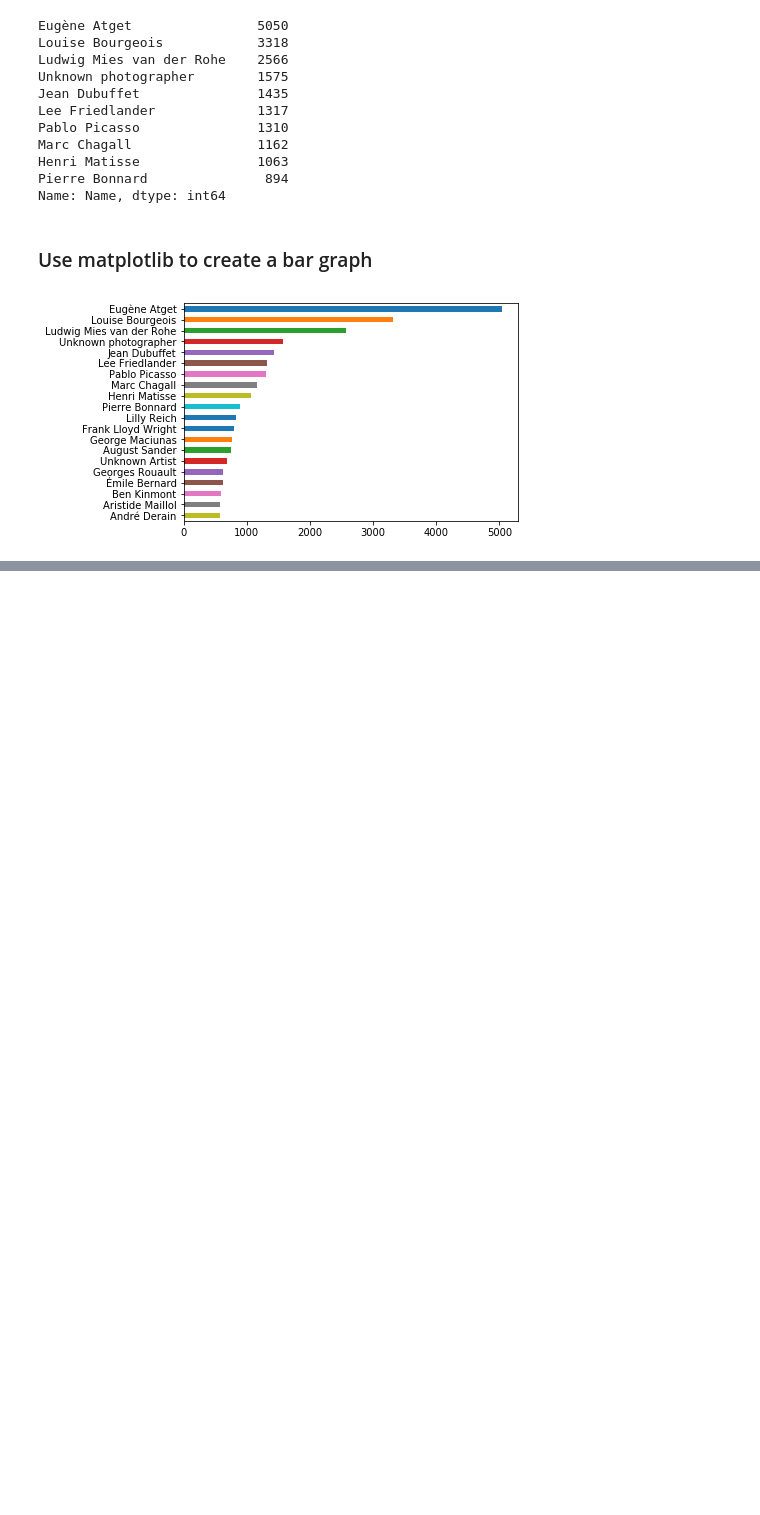
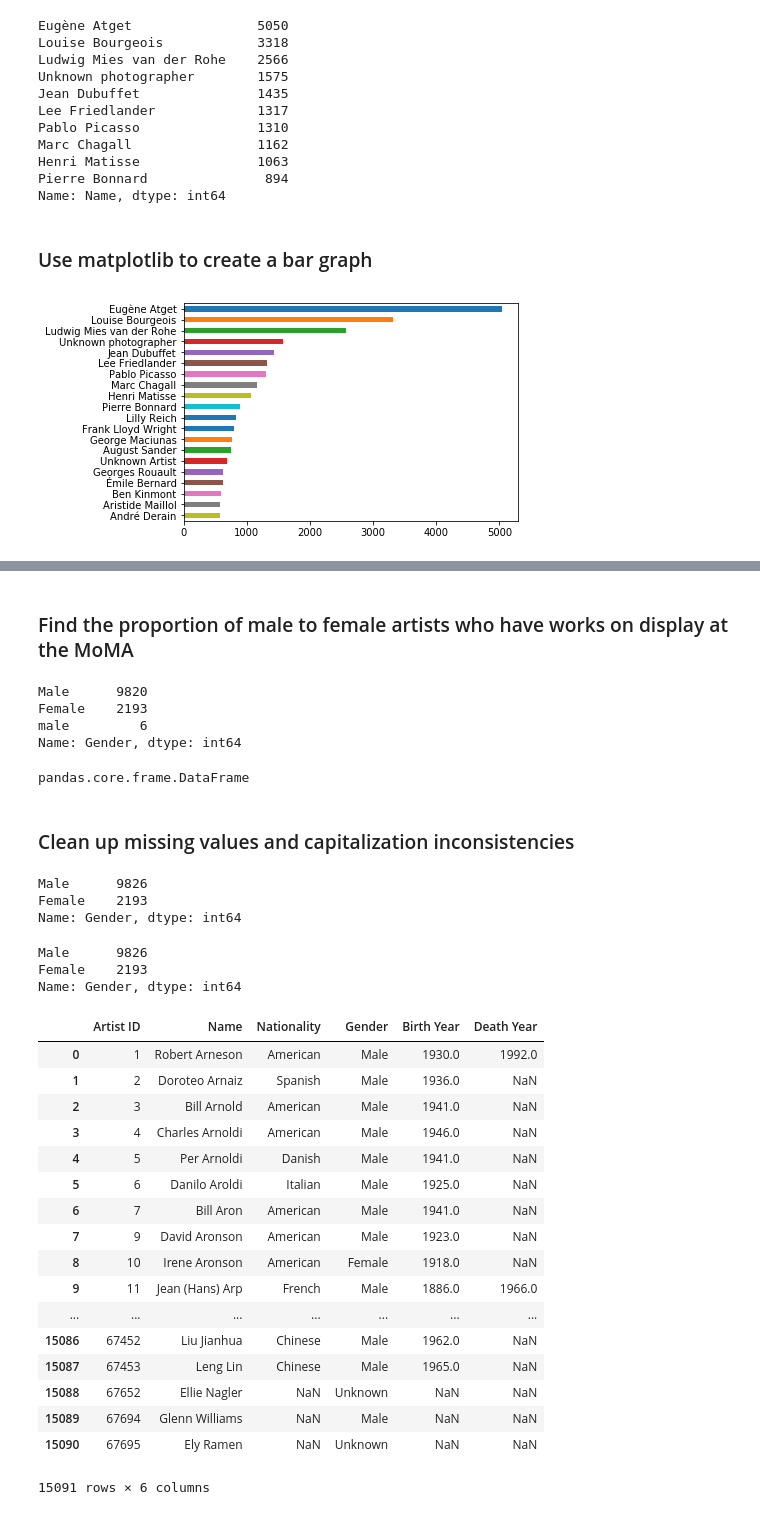
Before and after one commit to melanieren/MoMA-analysis, a Jupyter notebook: MoMA-data-analysis.ipynb, the cells around one changed output, grey strips where cells are left out. Saved outputs shown, nothing was run; the diff lists cells and outputs as text; code cells hidden in the pictures; blank space fills up the shorter version.

```diff
--- a/MoMA-data-analysis.ipynb
+++ b/MoMA-data-analysis.ipynb
@@ -47,0 +67,56 @@ top_10_artists.plot(kind='barh').invert_yaxis()
+# %%
+df = pd.DataFrame(artists)
+# %% [markdown]
+### Find the proportion of male to female artists who have works on display at the MoMA
+# %%
+df['Gender'].value_counts()
+# %% [output]
+Male      9820
+Female    2193
+male         6
+Name: Gender, dtype: int64
+# %%
+type(artists)
+# %% [output]
+pandas.core.frame.DataFrame
+# %% [markdown]
+### Clean up missing values and capitalization inconsistencies
+# %%
+df['Gender'].replace('male', 'Male',inplace=True)
+# %%
+df['Gender'].value_counts()
+# %% [output]
+Male      9826
+Female    2193
+Name: Gender, dtype: int64
+# %%
+df['Gender'].replace('', 'Unknown',inplace=True)
+# %%
+df['Gender'].value_counts()
+# %% [output]
+Male      9826
+Female    2193
+Name: Gender, dtype: int64
+# %%
+df['Gender'].replace(np.nan, 'Unknown', inplace=True)
+# %%
+df
+# %% [output]
+|  | Artist ID | Name | Nationality | Gender | Birth Year | Death Year |
+| 0 | 1 | Robert Arneson | American | Male | 1930.0 | 1992.0 |
+| 1 | 2 | Doroteo Arnaiz | Spanish | Male | 1936.0 | NaN |
+| 2 | 3 | Bill Arnold | American | Male | 1941.0 | NaN |
+| 3 | 4 | Charles Arnoldi | American | Male | 1946.0 | NaN |
+| 4 | 5 | Per Arnoldi | Danish | Male | 1941.0 | NaN |
+| 5 | 6 | Danilo Aroldi | Italian | Male | 1925.0 | NaN |
+| 6 | 7 | Bill Aron | American | Male | 1941.0 | NaN |
+| 7 | 9 | David Aronson | American | Male | 1923.0 | NaN |
+| 8 | 10 | Irene Aronson | American | Female | 1918.0 | NaN |
+| 9 | 11 | Jean (Hans) Arp | French | Male | 1886.0 | 1966.0 |
+| ... | ... | ... | ... | ... | ... | ... |
+| 15086 | 67452 | Liu Jianhua | Chinese | Male | 1962.0 | NaN |
+| 15087 | 67453 | Leng Lin | Chinese | Male | 1965.0 | NaN |
+| 15088 | 67652 | Ellie Nagler | NaN | Unknown | NaN | NaN |
+| 15089 | 67694 | Glenn Williams | NaN | Male | NaN | NaN |
+| 15090 | 67695 | Ely Ramen | NaN | Unknown | NaN | NaN |
+15091 rows × 6 columns
```
Also changed, not shown: parts of 14 cells of this notebook, 2 other files.
